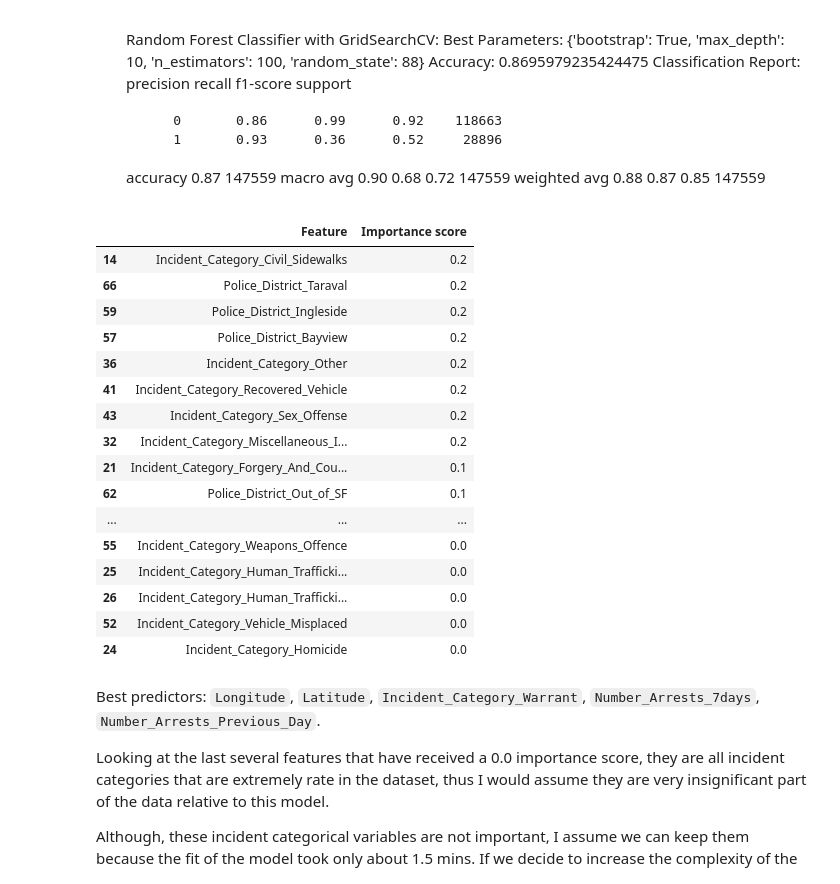
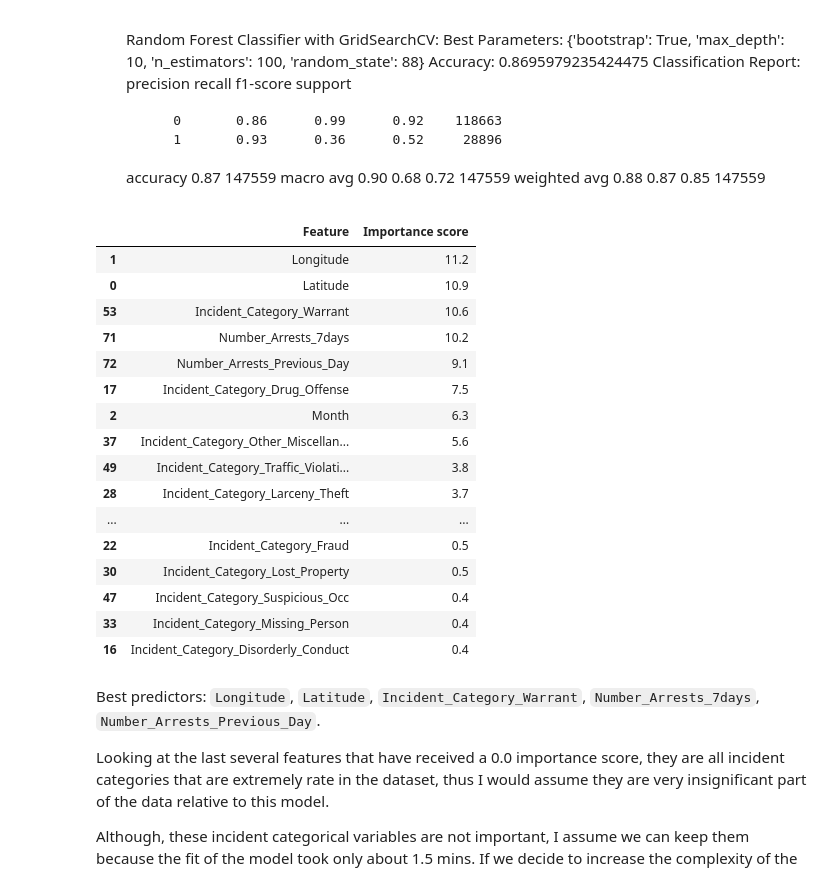
Before and after one commit to mvoutov/ieor142-ml, a Jupyter notebook: arrests_random_forest.ipynb, the cells around one changed output. Cells and saved outputs as stored; diff of their text form; code cells hidden in the pictures.

```diff
--- a/arrests_random_forest.ipynb
+++ b/arrests_random_forest.ipynb
@@ -291,28 +291,28 @@ Classification Report:
 # %%
 important_features_arrest = pd.DataFrame({'Feature' : X_train.columns,
               'Importance score': 100*feature_importances}).round(1)
 
 feat = important_features_arrest.sort_values(by = 'Importance score', ascending=False)
 
-feat.tail(30)
+feat.head(30)
 # %% [output]
 |  | Feature | Importance score |
-| 14 | Incident_Category_Civil_Sidewalks | 0.2 |
-| 66 | Police_District_Taraval | 0.2 |
-| 59 | Police_District_Ingleside | 0.2 |
-| 57 | Police_District_Bayview | 0.2 |
-| 36 | Incident_Category_Other | 0.2 |
-| 41 | Incident_Category_Recovered_Vehicle | 0.2 |
-| 43 | Incident_Category_Sex_Offense | 0.2 |
-| 32 | Incident_Category_Miscellaneous_I... | 0.2 |
-| 21 | Incident_Category_Forgery_And_Cou... | 0.1 |
-| 62 | Police_District_Out_of_SF | 0.1 |
+| 1 | Longitude | 11.2 |
+| 0 | Latitude | 10.9 |
+| 53 | Incident_Category_Warrant | 10.6 |
+| 71 | Number_Arrests_7days | 10.2 |
+| 72 | Number_Arrests_Previous_Day | 9.1 |
+| 17 | Incident_Category_Drug_Offense | 7.5 |
+| 2 | Month | 6.3 |
+| 37 | Incident_Category_Other_Miscellan... | 5.6 |
+| 49 | Incident_Category_Traffic_Violati... | 3.8 |
+| 28 | Incident_Category_Larceny_Theft | 3.7 |
 | ... | ... | ... |
-| 55 | Incident_Category_Weapons_Offence | 0.0 |
-| 25 | Incident_Category_Human_Trafficki... | 0.0 |
-| 26 | Incident_Category_Human_Trafficki... | 0.0 |
-| 52 | Incident_Category_Vehicle_Misplaced | 0.0 |
-| 24 | Incident_Category_Homicide | 0.0 |
+| 22 | Incident_Category_Fraud | 0.5 |
+| 30 | Incident_Category_Lost_Property | 0.5 |
+| 47 | Incident_Category_Suspicious_Occ | 0.4 |
+| 33 | Incident_Category_Missing_Person | 0.4 |
+| 16 | Incident_Category_Disorderly_Conduct | 0.4 |
 # %% [markdown]
 Best predictors: `Longitude`, `Latitude`, `Incident_Category_Warrant`, `Number_Arrests_7days`, `Number_Arrests_Previous_Day`.
 
```
Also changed, not shown: 1 other file.
